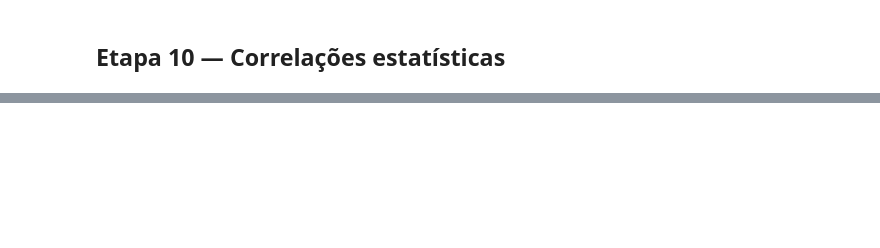
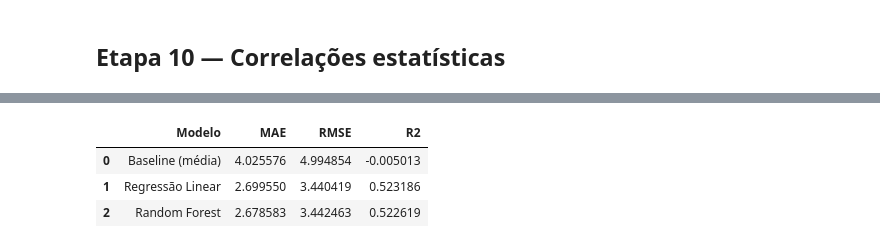
Before and after one commit to KaikyLima/food-price-obesity-analysis, a Jupyter notebook: note.ipynb, the cells around one changed output, grey strips where cells are left out. Drawn from its saved outputs; the diff is of its cells as text; code cells hidden in the pictures; blank space fills up the shorter version.

```diff
--- a/note.ipynb
+++ b/note.ipynb
@@ -71,0 +371,10 @@ correlacao_renda_obesidade(df_analitico_renda)
+# %%
+# Passo 2 — modelo combinado (renda, preços, região, ano)
+X, y, groups = preparar_features_renda(df_analitico_renda)
+df_resultados, info = comparar_modelos_regressao(X, y)
+df_resultados
+# %% [output]
+|  | Modelo | MAE | RMSE | R2 |
+| 0 | Baseline (média) | 4.025576 | 4.994854 | -0.005013 |
+| 1 | Regressão Linear | 2.699550 | 3.440419 | 0.523186 |
+| 2 | Random Forest | 2.678583 | 3.442463 | 0.522619 |
```
Also changed, not shown: parts of 22 cells of this notebook, 4 other files.
